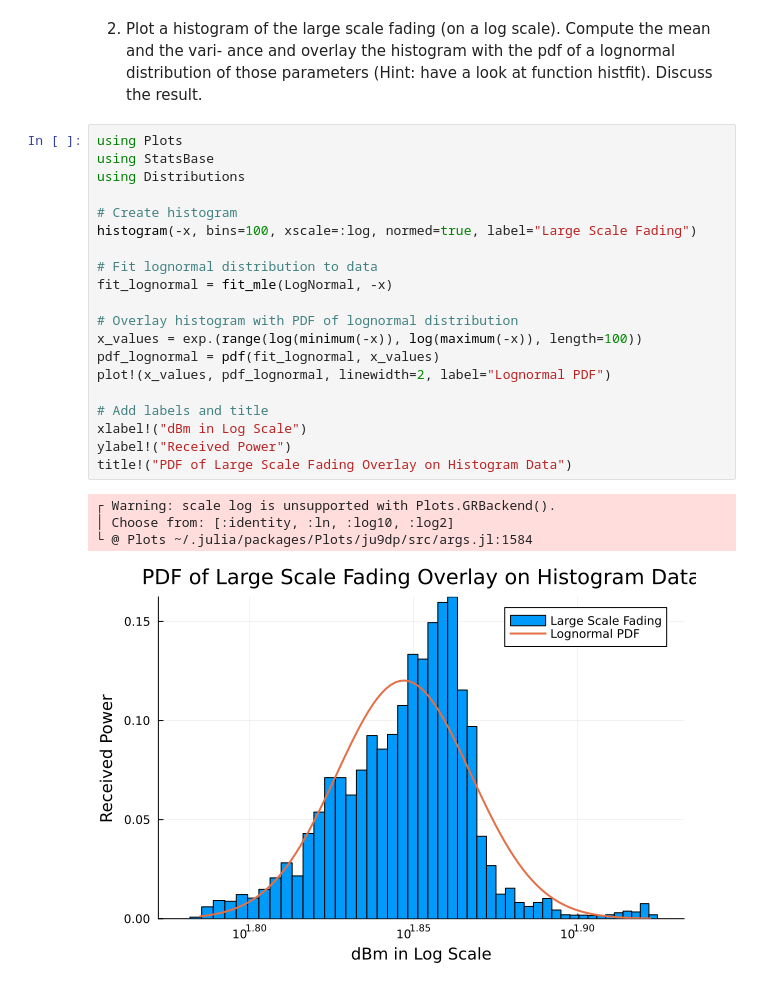
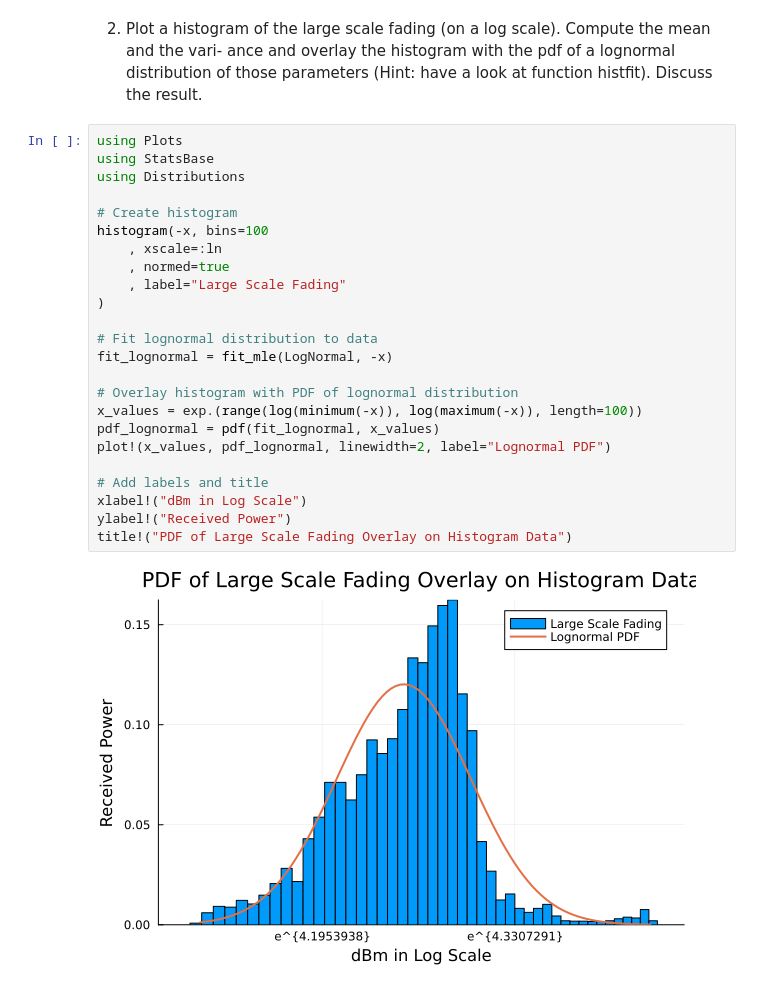
Before and after one commit to setrar/RADIO, a Jupyter notebook: Assignements/2/REPORT.ipynb, the cells around one changed output. Cells and saved outputs as stored; diff of their text form.

```diff
--- a/Assignements/2/REPORT.ipynb
+++ b/Assignements/2/REPORT.ipynb
@@ -49,25 +49,26 @@ distribution of those parameters (Hint: have a look at function histfit). Discus
 # %%
 using Plots
 using StatsBase
 using Distributions
 
 # Create histogram
-histogram(-x, bins=100, xscale=:log, normed=true, label="Large Scale Fading")
+histogram(-x, bins=100
+    , xscale=:ln
+    , normed=true
+    , label="Large Scale Fading"
+)
 
 # Fit lognormal distribution to data
 fit_lognormal = fit_mle(LogNormal, -x)
 
 # Overlay histogram with PDF of lognormal distribution
 x_values = exp.(range(log(minimum(-x)), log(maximum(-x)), length=100))
 pdf_lognormal = pdf(fit_lognormal, x_values)
 plot!(x_values, pdf_lognormal, linewidth=2, label="Lognormal PDF")
 
 # Add labels and title
 xlabel!("dBm in Log Scale")
 ylabel!("Received Power")
 title!("PDF of Large Scale Fading Overlay on Histogram Data")
 # %% [output]
-┌ Warning: scale log is unsupported with Plots.GRBackend().
-│ Choose from: [:identity, :ln, :log10, :log2]
-└ @ Plots ~/.julia/packages/Plots/ju9dp/src/args.jl:1584
-[figure, old version]
+[figure, new version]
```
